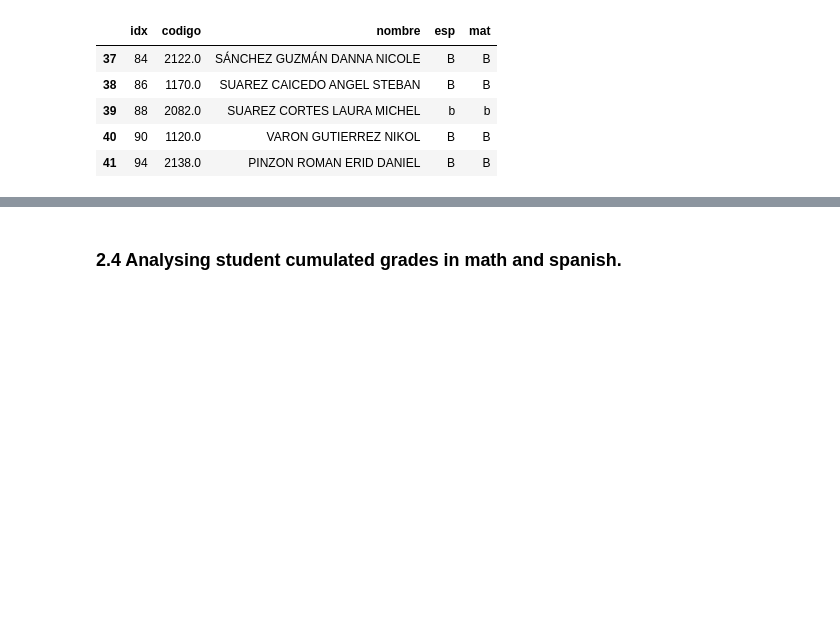
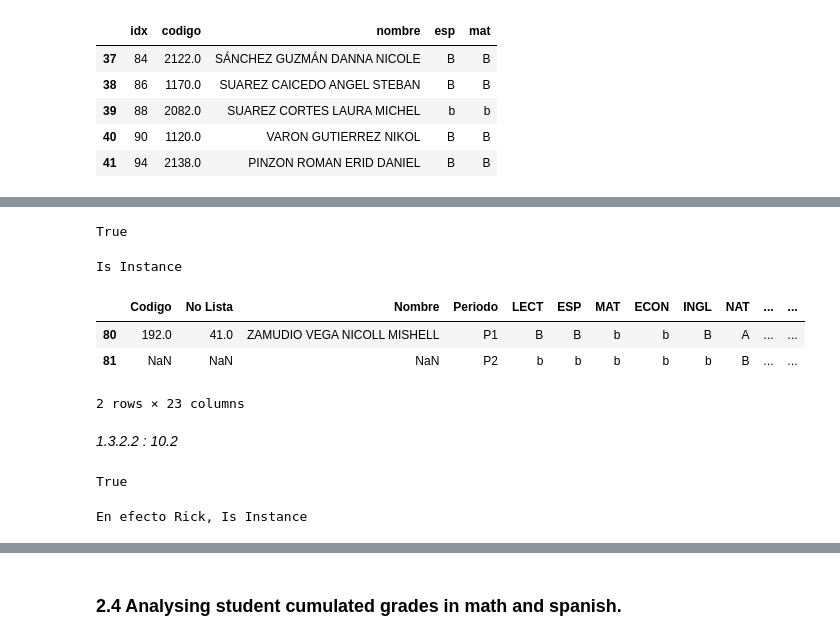
Before and after one commit to marlon-cooh/mlops, a Jupyter notebook: eda.ipynb, the cells around one changed output, grey strips where cells are left out. Saved outputs shown, nothing was run; the diff lists cells and outputs as text; code cells hidden in the pictures; blank space fills up the shorter version.

```diff
--- a/eda.ipynb
+++ b/eda.ipynb
@@ -327,0 +340,26 @@ noveno_2_notas_p2.tail()
+# %%
+path_for_10_1.exists()
+# %% [output]
+True
+# %%
+tables_from_10_1 = pd.read_html(
+    path_for_10_1,
+    attrs={"id" : "consolidadonotas_periodo_tabla"}
+)
+# %%
+df_10_1 = tables_from_10_1[0]
+# %%
+if isinstance(df_10_1.columns, pd.MultiIndex):
+    df_10_1.columns = df_10_1.columns.get_level_values(-1)
+    print("Is Instance")
+# %% [output]
+Is Instance
+# %%
+final_student_10_1 = 82 # Automate this depends heavily on assigning a final_student number.
+# %%
+df_10_1.iloc[:final_student_10_1, :].tail(2)
+# %% [output]
+|  | Codigo | No Lista | Nombre | Periodo | LECT | ESP | MAT | ECON | INGL | NAT | ... | ... |
+| 80 | 192.0 | 41.0 | ZAMUDIO VEGA NICOLL MISHELL | P1 | B | B | b | b | B | A | ... | ... |
+| 81 | NaN | NaN | NaN | P2 | b | b | b | b | b | B | ... | ... |
+2 rows × 23 columns
@@ -327,0 +399,6 @@ noveno_2_notas_p2.tail()
+# %% [markdown]
+*1.3.2.2 : 10.2*
+# %%
+path_for_10_2.exists()
+# %% [output]
+True
@@ -327,0 +410,7 @@ noveno_2_notas_p2.tail()
+# %%
+df_10_2 = tables_from_10_2[0]
+if isinstance(df_10_2.columns, pd.MultiIndex):
+    df_10_2.columns = df_10_2.columns.get_level_values(-1)
+    print("En efecto Rick, Is Instance")
+# %% [output]
+En efecto Rick, Is Instance
```
Also changed, not shown: parts of 30 cells of this notebook, 1 other file.
